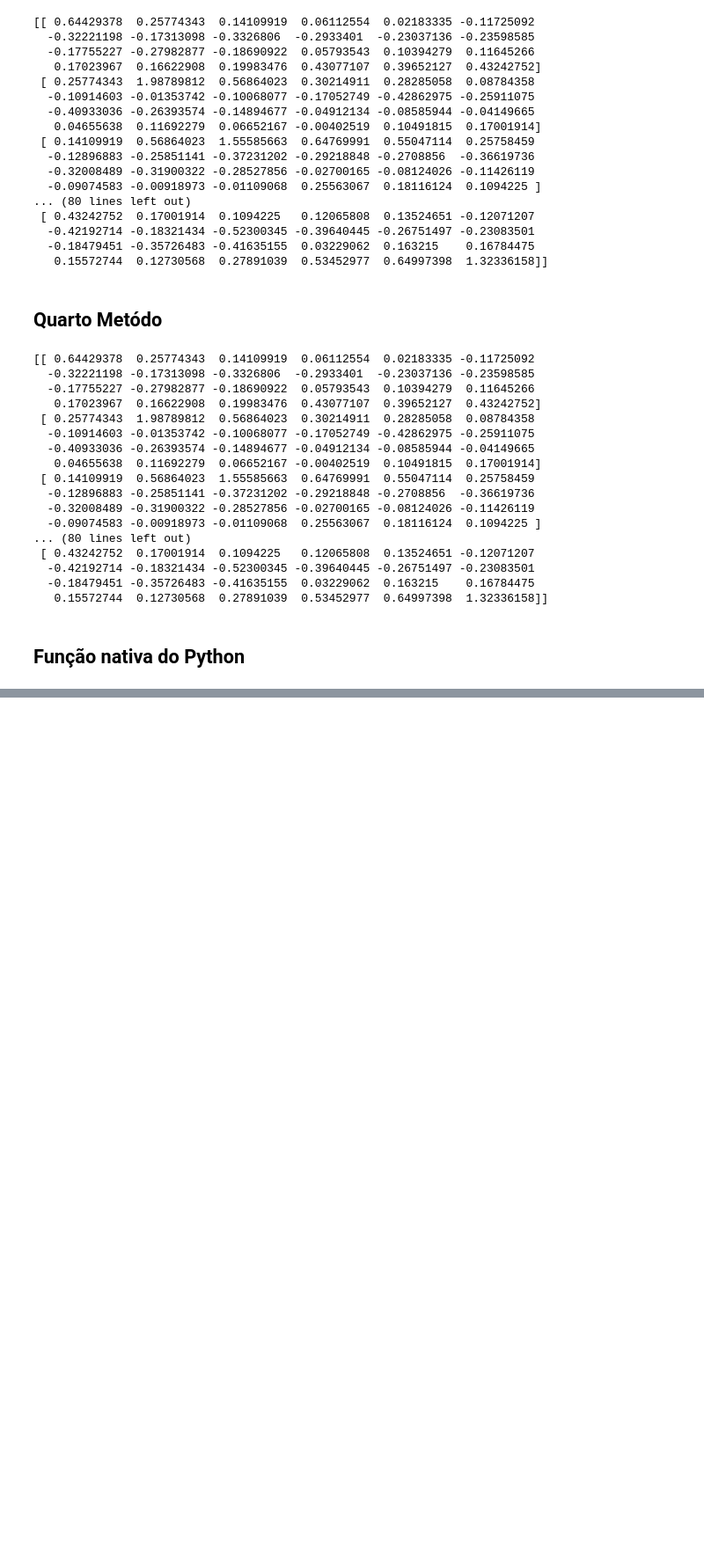
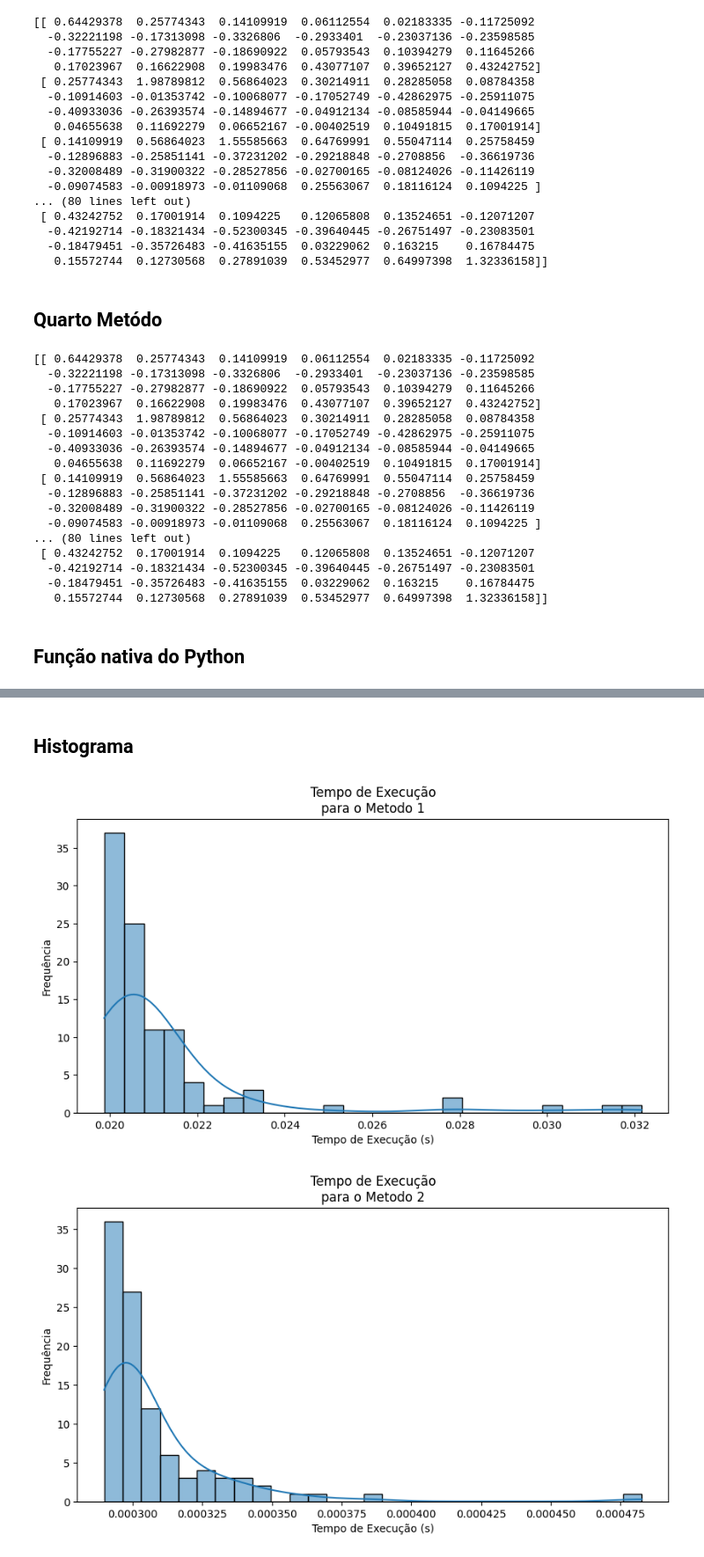
Before and after one commit to hubertlm/TC01, a Jupyter notebook: TC01.ipynb, the cells around one changed output, grey strips where cells are left out. Shown at 88% size. Drawn from its saved outputs; the diff is of its cells as text; code cells hidden in the pictures; blank space fills up the shorter version.

Commit message:
Códigos das questões 2 e 3 adicionados

```diff
--- a/TC01.ipynb
+++ b/TC01.ipynb
@@ -174,0 +251,19 @@ print(E)
+# %% [markdown]
+## Histograma
+# %%
+# Convertendo o dicionário para um DataFrame
+df_tempos = pd.DataFrame(resultados)
+
+# Reformatando para o formato "longo"
+df_long = df_tempos.melt(var_name='Método', value_name='Tempo de Execução (s)')
+
+for metodo in df_tempos.columns:
+    plt.figure(figsize=(10, 5))
+    sns.histplot(data=df_tempos, x=metodo, kde=True) # kde=True adiciona uma linha de densidade
+    plt.title(f'Tempo de Execução\npara o {metodo}')
+    plt.xlabel('Tempo de Execução (s)')
+    plt.ylabel('Frequência')
+    plt.show()
+# %% [output]
+[figure, added]
+[figure, added]
```
Also changed, not shown: parts of 16 cells of this notebook.
